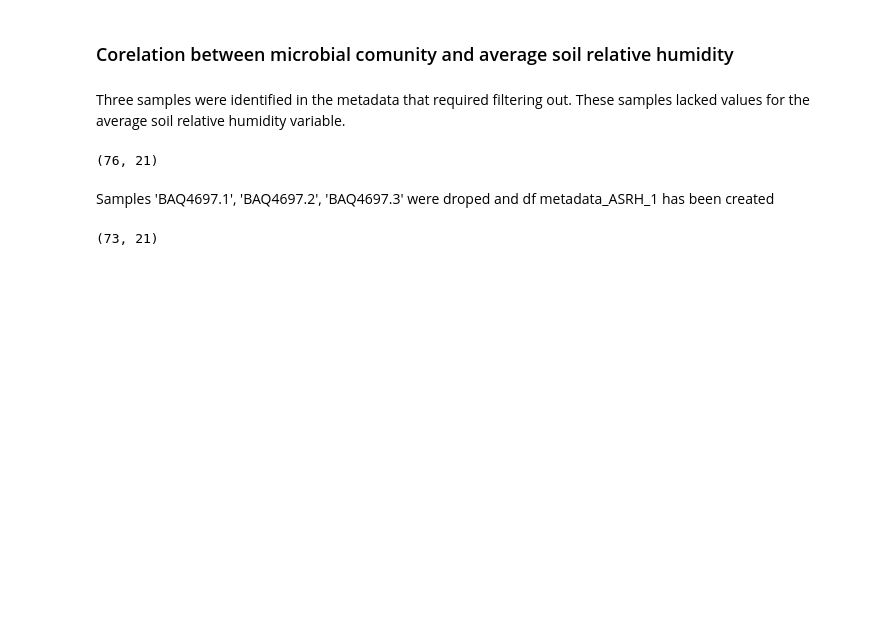
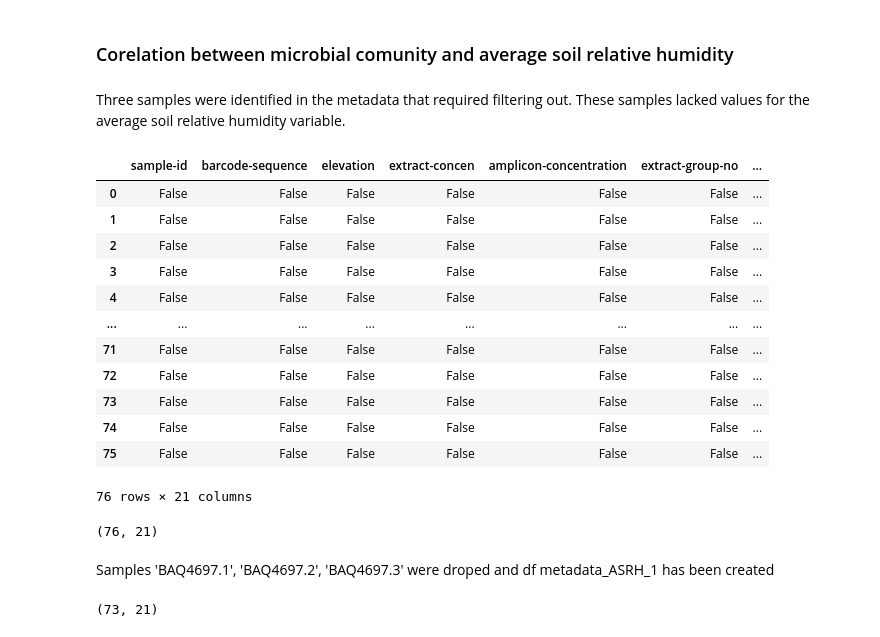
Before and after one commit to kingosz/Atacama-soil-microbiome-analysis, a Jupyter notebook: qiime2-atacama-tutorial.ipynb, the cells around one changed output. Saved outputs shown, nothing was run; the diff lists cells and outputs as text; code cells hidden in the pictures; blank space fills up the shorter version.

```diff
--- a/qiime2-atacama-tutorial.ipynb
+++ b/qiime2-atacama-tutorial.ipynb
@@ -417,15 +388,29 @@ Upon comparing elevation with the UniFrac distance matrices, it was observed tha
 # %% [markdown]
 Three samples were identified in the metadata that required filtering out. These samples lacked values for the average soil relative humidity variable.
 # %%
-metadata.isna()
+metadata.isnull()
+# %% [output]
+|  | sample-id | barcode-sequence | elevation | extract-concen | amplicon-concentration | extract-group-no | ... |
+| 0 | False | False | False | False | False | False | ... |
+| 1 | False | False | False | False | False | False | ... |
+| 2 | False | False | False | False | False | False | ... |
+| 3 | False | False | False | False | False | False | ... |
+| 4 | False | False | False | False | False | False | ... |
+| ... | ... | ... | ... | ... | ... | ... | ... |
+| 71 | False | False | False | False | False | False | ... |
+| 72 | False | False | False | False | False | False | ... |
+| 73 | False | False | False | False | False | False | ... |
+| 74 | False | False | False | False | False | False | ... |
+| 75 | False | False | False | False | False | False | ... |
+76 rows × 21 columns
 # %%
 metadata.shape
 # %% [output]
 (76, 21)
 # %%
 metadata_ASRH = metadata[~metadata['sample-id'].isin(['BAQ4697.1', 'BAQ4697.2', 'BAQ4697.3'])]
-# %% [markdown]
-Samples 'BAQ4697.1', 'BAQ4697.2', 'BAQ4697.3' were droped and df metadata_ASRH_1 has been created
+# %% [markdown]
+Samples 'BAQ4697.1', 'BAQ4697.2', 'BAQ4697.3' were droped and df metadata_ASRH_1 has been created
 # %%
 metadata_ASRH.shape
 # %% [output]
```
Also changed, not shown: parts of 27 cells of this notebook.
